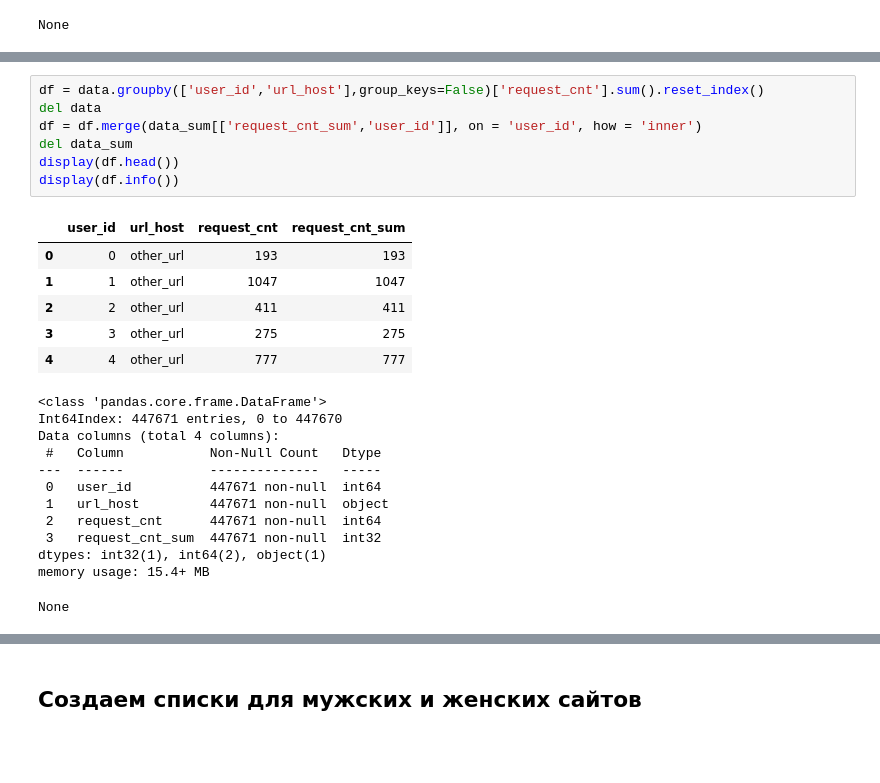
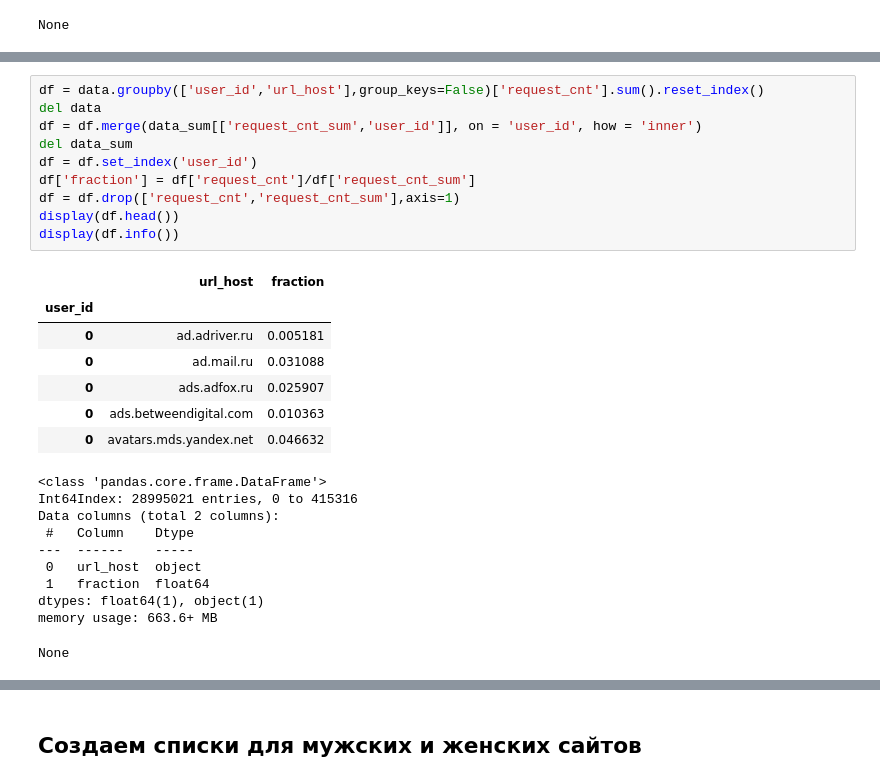
Before and after one commit to koshkidadanet/MTS-ML-CUP, a Jupyter notebook: feature_eng.ipynb, the cells around one changed output, grey strips where cells are left out. Drawn from its saved outputs; the diff is of its cells as text; blank space fills up the shorter version.

```diff
--- a/feature_eng.ipynb
+++ b/feature_eng.ipynb
@@ -1135,27 +1135,29 @@ None
 # %%
 df = data.groupby(['user_id','url_host'],group_keys=False)['request_cnt'].sum().reset_index()
 del data
 df = df.merge(data_sum[['request_cnt_sum','user_id']], on = 'user_id', how = 'inner')
 del data_sum
+df = df.set_index('user_id')
+df['fraction'] = df['request_cnt']/df['request_cnt_sum']
+df = df.drop(['request_cnt','request_cnt_sum'],axis=1)
 display(df.head())
 display(df.info())
 # %% [output]
-|  | user_id | url_host | request_cnt | request_cnt_sum |
-| 0 | 0 | other_url | 193 | 193 |
-| 1 | 1 | other_url | 1047 | 1047 |
-| 2 | 2 | other_url | 411 | 411 |
-| 3 | 3 | other_url | 275 | 275 |
-| 4 | 4 | other_url | 777 | 777 |
+|  | url_host | fraction |
+| user_id |  |  |
+| 0 | ad.adriver.ru | 0.005181 |
+| 0 | ad.mail.ru | 0.031088 |
+| 0 | ads.adfox.ru | 0.025907 |
+| 0 | ads.betweendigital.com | 0.010363 |
+| 0 | avatars.mds.yandex.net | 0.046632 |
 <class 'pandas.core.frame.DataFrame'>
-Int64Index: 447671 entries, 0 to 447670
-Data columns (total 4 columns):
- #   Column           Non-Null Count   Dtype
----  ------           --------------   -----
- 0   user_id          447671 non-null  int64
- 1   url_host         447671 non-null  object
- 2   request_cnt      447671 non-null  int64
- 3   request_cnt_sum  447671 non-null  int32
-dtypes: int32(1), int64(2), object(1)
-memory usage: 15.4+ MB
+Int64Index: 28995021 entries, 0 to 415316
+Data columns (total 2 columns):
+ #   Column    Dtype
+---  ------    -----
+ 0   url_host  object
+ 1   fraction  float64
+dtypes: float64(1), object(1)
+memory usage: 663.6+ MB
 None
 # %%
```
Also changed, not shown: parts of 4 cells of this notebook, 4 other files.
